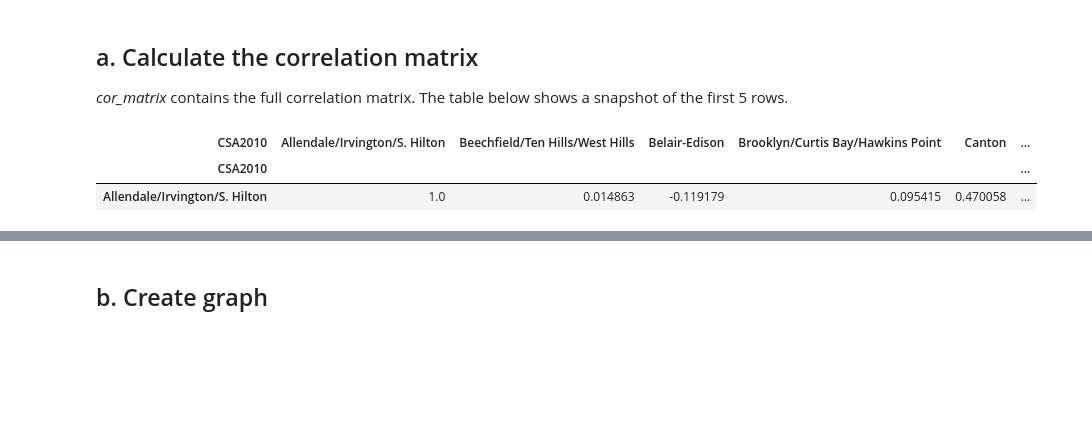
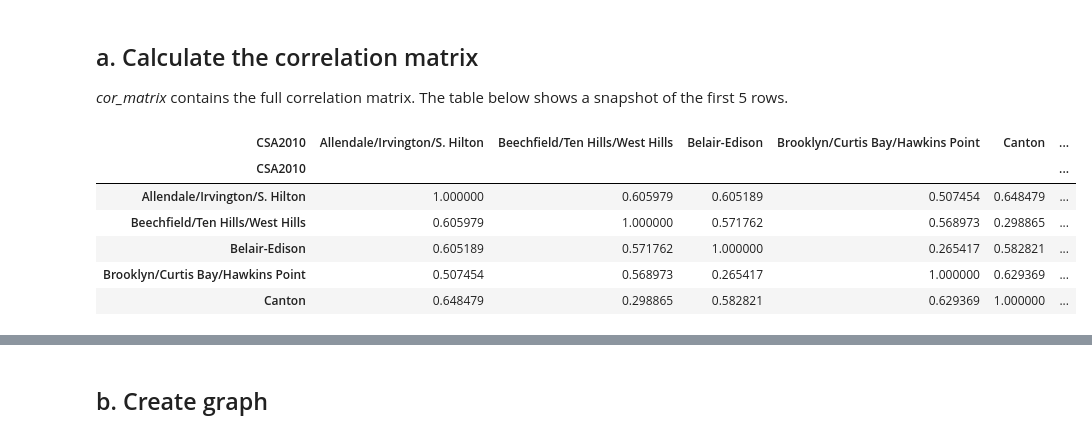
Before and after one commit to BNIA/dataplay, a Jupyter notebook: notebooks/05_Map_Correlation_Networks.ipynb, the cells around one changed output, grey strips where cells are left out. Saved outputs shown, nothing was run; the diff lists cells and outputs as text; code cells hidden in the pictures; blank space fills up the shorter version.

```diff
--- a/notebooks/05_Map_Correlation_Networks.ipynb
+++ b/notebooks/05_Map_Correlation_Networks.ipynb
@@ -121,7 +121,9 @@ nx.draw(G)
 # %% [markdown]
 ### Data Prep
 # %%
-#reads the csv
-import geopandas as gpd
-vs10to17 = intaker.Intake.getData('https://services1.arcgis.com/mVFRs7NF4iFitgbY/ArcGIS/rest/services/Hhchpov/FeatureServer/0/query?where=1%3D1&outFields=*&returnGeometry=true&f=pgeojson')
-vs10to17.head(1)
+u = intaker.Intake
+rdf = u.getData('https://services1.arcgis.com/mVFRs7NF4iFitgbY/ArcGIS/rest/services/Biz1_/FeatureServer/0/query?where=1%3D1&outFields=*&returnGeometry=true&f=pgeojson')
+# rdf.set_index('CSA2010', drop=True, inplace=True)
+rdf.drop(labels=['OBJECTID_1', 'Shape__Area', 'Shape__Length'], axis=1, inplace=True)
+
+vs10to19Ind = rdf.filter(regex='biz1|CSA2010', axis=1)
@@ -149,0 +143,6 @@ vs10to17IndComm
+# %%
+vs10to19Indt = vs10to19Ind.T
+vs10to19Indt.columns = vs10to19Indt.iloc[0]
+vs10to19Indt = vs10to19Indt[1:]
+vs10to19Indt.index.name = 'variable'
+vs10to19Indt = vs10to19Indt.astype('float64')
@@ -153,10 +167,14 @@ vs10to17IndComm
 *cor_matrix* contains the full correlation matrix. The table below shows a snapshot of the first 5 rows.
 # %%
 #craetes a correlation matrix
-cor_matrix = vs10to17IndComm.iloc[:,:].corr()
+cor_matrix = vs10to19Indt.iloc[:,:].corr()
 #shows the first 5 rows
-cor_matrix.head(1)
+cor_matrix.head(5)
 # %% [output]
 | CSA2010 | Allendale/Irvington/S. Hilton | Beechfield/Ten Hills/West Hills | Belair-Edison | Brooklyn/Curtis Bay/Hawkins Point | Canton | ... |
 | CSA2010 |  |  |  |  |  | ... |
-| Allendale/Irvington/S. Hilton | 1.0 | 0.014863 | -0.119179 | 0.095415 | 0.470058 | ... |
+| Allendale/Irvington/S. Hilton | 1.000000 | 0.605979 | 0.605189 | 0.507454 | 0.648479 | ... |
+| Beechfield/Ten Hills/West Hills | 0.605979 | 1.000000 | 0.571762 | 0.568973 | 0.298865 | ... |
+| Belair-Edison | 0.605189 | 0.571762 | 1.000000 | 0.265417 | 0.582821 | ... |
+| Brooklyn/Curtis Bay/Hawkins Point | 0.507454 | 0.568973 | 0.265417 | 1.000000 | 0.629369 | ... |
+| Canton | 0.648479 | 0.298865 | 0.582821 | 0.629369 | 1.000000 | ... |
```
Also changed, not shown: parts of 23 cells of this notebook, 40 other files.
